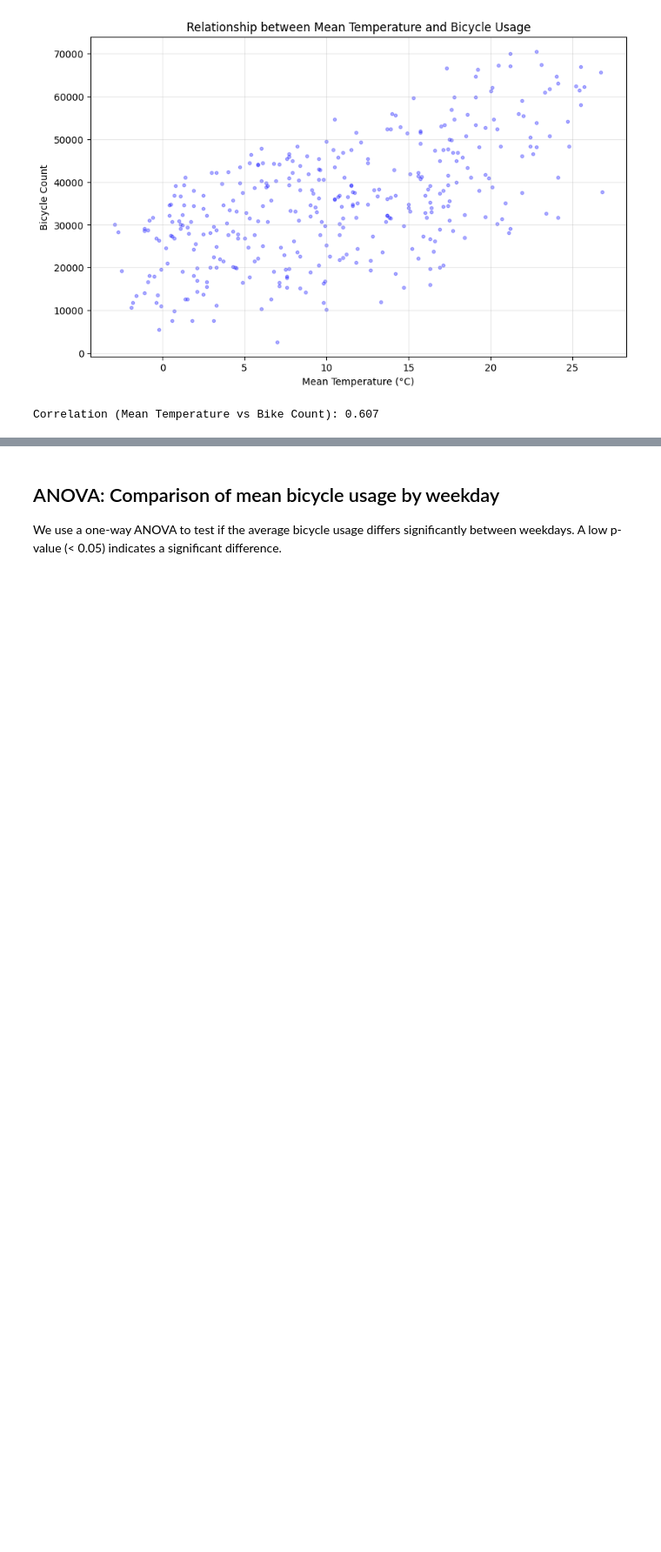
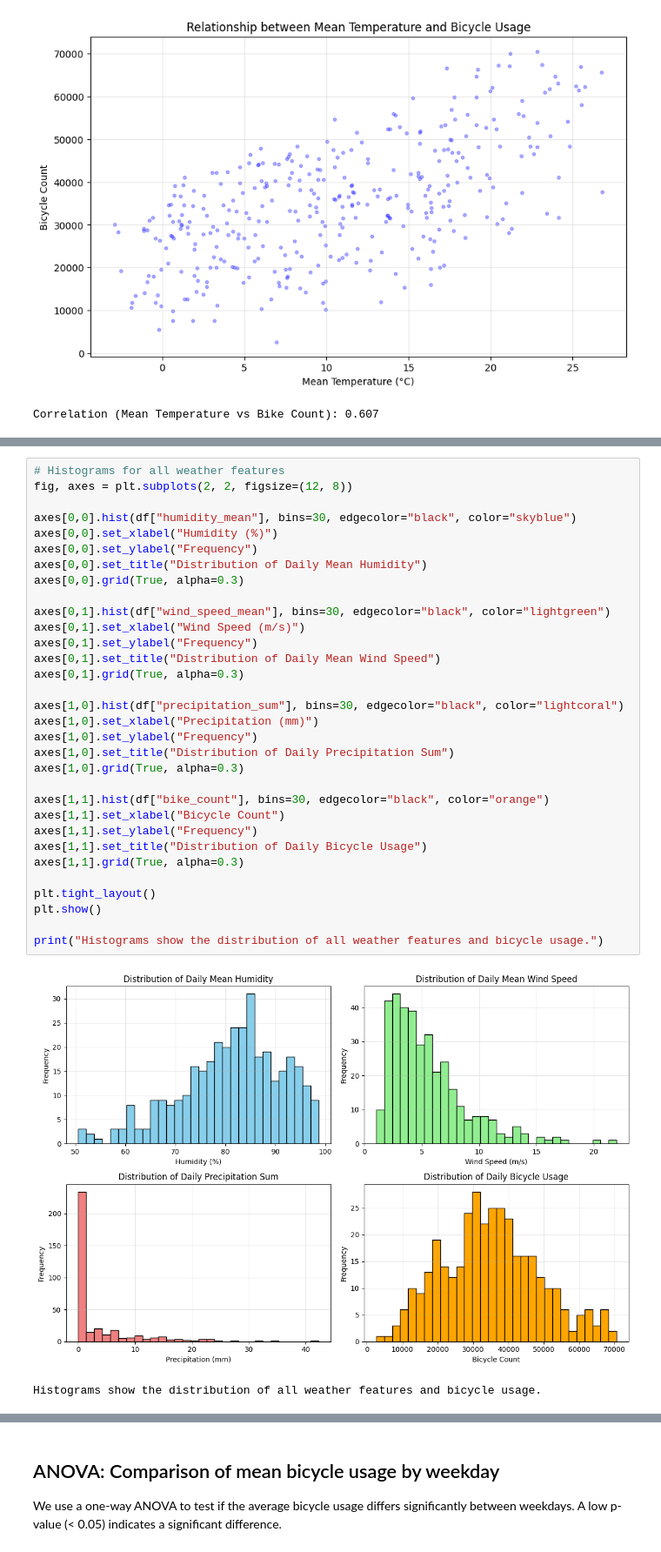
Before and after one commit to zulliand/data_analytics_project, a Jupyter notebook: notebooks/03_eda.ipynb, the cells around one changed output, grey strips where cells are left out. Shown at 87% size. Saved outputs shown, nothing was run; the diff lists cells and outputs as text; blank space fills up the shorter version.

```diff
--- a/notebooks/03_eda.ipynb
+++ b/notebooks/03_eda.ipynb
@@ -138,2 +138,37 @@ Max: 26.80°C
+# %%
+# Histograms for all weather features
+fig, axes = plt.subplots(2, 2, figsize=(12, 8))
+
+axes[0,0].hist(df["humidity_mean"], bins=30, edgecolor="black", color="skyblue")
+axes[0,0].set_xlabel("Humidity (%)")
+axes[0,0].set_ylabel("Frequency")
+axes[0,0].set_title("Distribution of Daily Mean Humidity")
+axes[0,0].grid(True, alpha=0.3)
+
+axes[0,1].hist(df["wind_speed_mean"], bins=30, edgecolor="black", color="lightgreen")
+axes[0,1].set_xlabel("Wind Speed (m/s)")
+axes[0,1].set_ylabel("Frequency")
+axes[0,1].set_title("Distribution of Daily Mean Wind Speed")
+axes[0,1].grid(True, alpha=0.3)
+
+axes[1,0].hist(df["precipitation_sum"], bins=30, edgecolor="black", color="lightcoral")
+axes[1,0].set_xlabel("Precipitation (mm)")
+axes[1,0].set_ylabel("Frequency")
+axes[1,0].set_title("Distribution of Daily Precipitation Sum")
+axes[1,0].grid(True, alpha=0.3)
+
+axes[1,1].hist(df["bike_count"], bins=30, edgecolor="black", color="orange")
+axes[1,1].set_xlabel("Bicycle Count")
+axes[1,1].set_ylabel("Frequency")
+axes[1,1].set_title("Distribution of Daily Bicycle Usage")
+axes[1,1].grid(True, alpha=0.3)
+
+plt.tight_layout()
+plt.show()
+
+print("Histograms show the distribution of all weather features and bicycle usage.")
+# %% [output]
+[figure, added]
+Histograms show the distribution of all weather features and bicycle usage.
 # %%
 # Scatter plot: precipitation vs bicycle count
```
Also changed, not shown: parts of 13 cells of this notebook, 8 other files.
